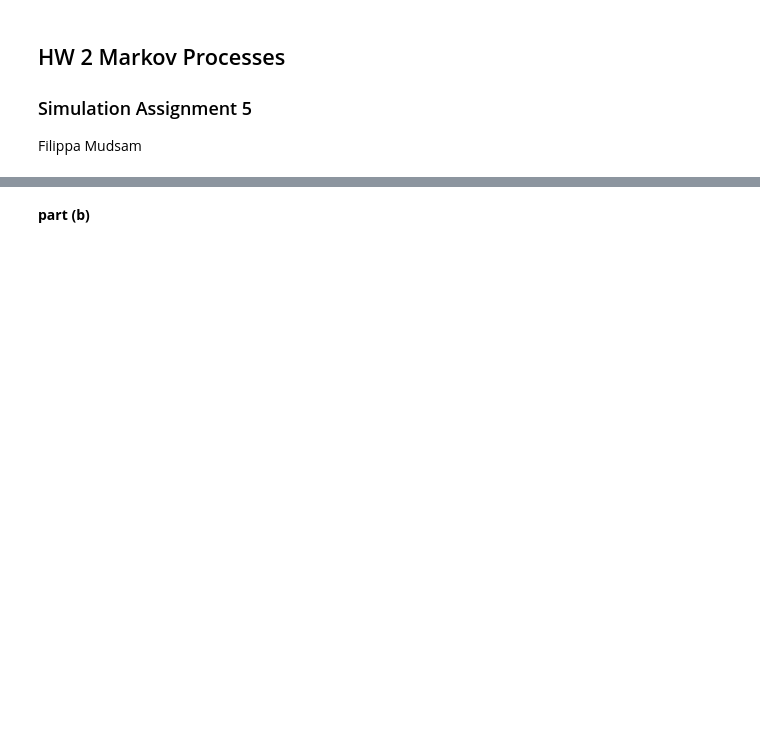
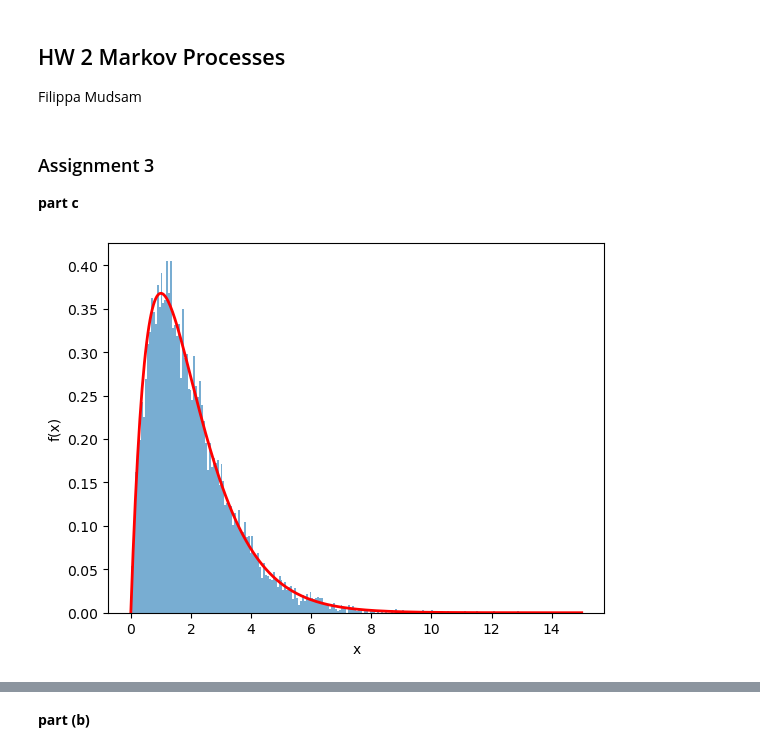
Before and after one commit to filippa-mudsam/Markov2026, a Jupyter notebook: HW2_problem5.ipynb, the cells around one changed output, grey strips where cells are left out. Drawn from its saved outputs; the diff is of its cells as text; code cells hidden in the pictures; blank space fills up the shorter version.

Commit message:
Add HW2 Problem 5 part c: accept-reject sampling

```diff
--- a/HW2_problem5.ipynb
+++ b/HW2_problem5.ipynb
@@ -1,4 +1,3 @@
 # %% [markdown]
 ## HW 2 Markov Processes<br>
-### Simulation Assignment 5 <br>
 Filippa Mudsam
@@ -7,0 +4,42 @@ import matplotlib.pyplot as plt
+# %% [markdown]
+### Assignment 3 <br>
+**part c**
+# %%
+import numpy as np
+import matplotlib.pyplot as plt
+
+def run_accept_reject(lam, c, N, seed=0):
+    rng = np.random.default_rng(seed)
+    samples = np.zeros(N)
+    n_accepted = 0
+    n_proposed = 0
+
+    while n_accepted < N:
+        U1 = rng.uniform(0, 1)
+        X = -np.log(1 - U1) / lam
+        fX = X * np.exp(-X)
+        gX = lam * np.exp(-lam * X)
+        U2 = rng.uniform(0, 1)
+        n_proposed += 1
+        if U2 <= fX / (c * gX):
+            samples[n_accepted] = X
+            n_accepted += 1
+
+    return samples, n_accepted/n_proposed
+
+lam = 0.5
+c = 4/np.e
+N = 10**4
+
+samples, acc_frac = run_accept_reject(lam, c, N)
+
+x = np.linspace(0, 15, 400)
+f = x * np.exp(-x)
+
+plt.hist(samples, bins=200, density=True, alpha=0.6, label='Empirical pdf')
+plt.plot(x, f, 'r-', linewidth=2, label='True Gamma(2,1) density')
+plt.xlabel('x')
+plt.ylabel('f(x)')
+plt.show()
+# %% [output]
+[figure, added]
```
Also changed, not shown: parts of 12 cells of this notebook.
